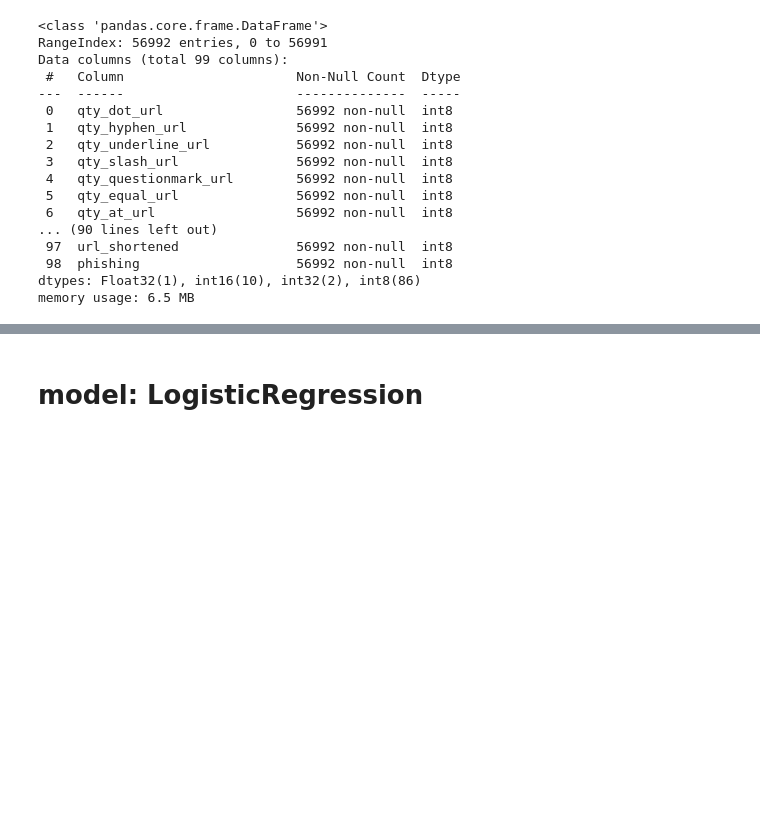
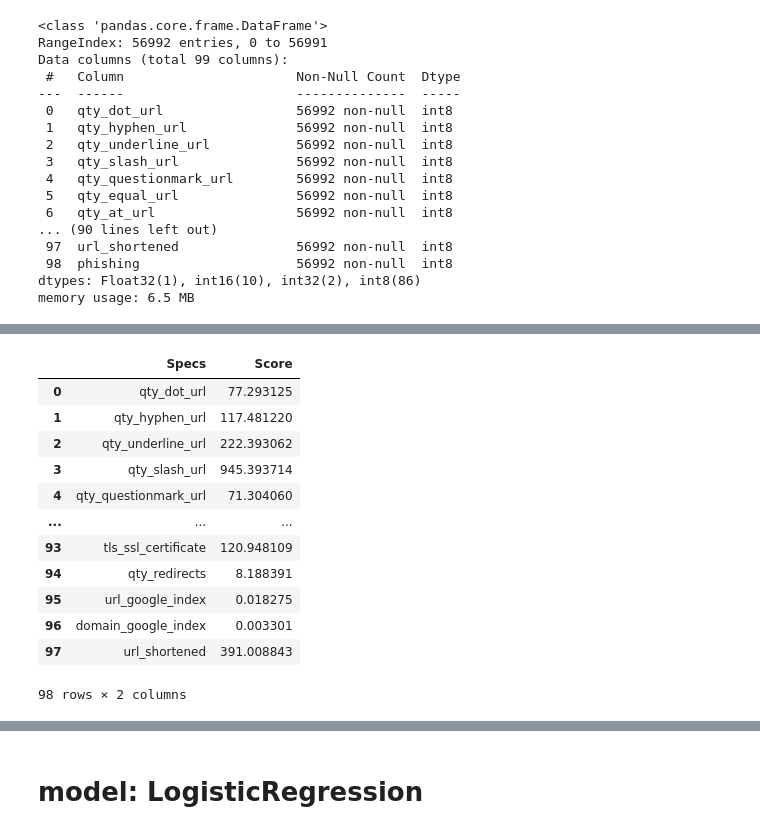
Before and after one commit to sonali-rajput/PhishingDetection, a Jupyter notebook: Untitled1 (1).ipynb, the cells around one changed output, grey strips where cells are left out. Cells and saved outputs as stored; diff of their text form; code cells hidden in the pictures; blank space fills up the shorter version.

Commit message:
feature selection

```diff
--- a/Untitled1 (1).ipynb
+++ b/Untitled1 (1).ipynb
@@ -102,2 +123,3 @@ df_test.head()
 # %%
-x,y=df_test,df_test['phishing']
+x=df_feat.copy()
+y=df_test['phishing']
@@ -103,0 +129,24 @@ x,y=df_test,df_test['phishing']
+# %%
+bestfeatures = SelectKBest(score_func=chi2, k=10)
+fit = bestfeatures.fit(x,y)
+dfscores = pd.DataFrame(fit.scores_)
+dfcolumns = pd.DataFrame(x.columns)
+# %%
+featureScores = pd.concat([dfcolumns,dfscores],axis=1)
+featureScores.columns = ['Specs','Score']
+# %%
+featureScores
+# %% [output]
+|  | Specs | Score |
+| 0 | qty_dot_url | 77.293125 |
+| 1 | qty_hyphen_url | 117.481220 |
+| 2 | qty_underline_url | 222.393062 |
+| 3 | qty_slash_url | 945.393714 |
+| 4 | qty_questionmark_url | 71.304060 |
+| ... | ... | ... |
+| 93 | tls_ssl_certificate | 120.948109 |
+| 94 | qty_redirects | 8.188391 |
+| 95 | url_google_index | 0.018275 |
+| 96 | domain_google_index | 0.003301 |
+| 97 | url_shortened | 391.008843 |
+98 rows × 2 columns
```
Also changed, not shown: parts of 21 cells of this notebook.
